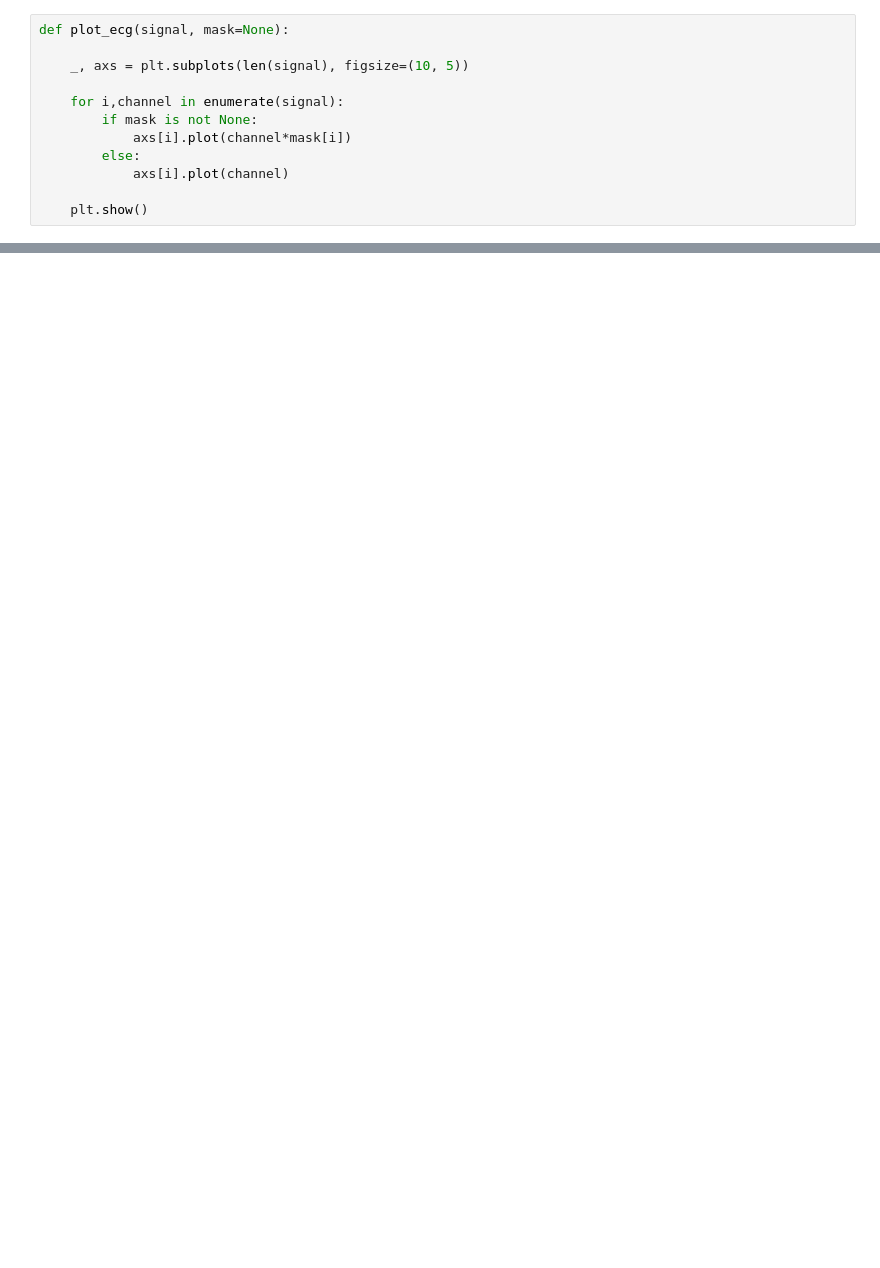
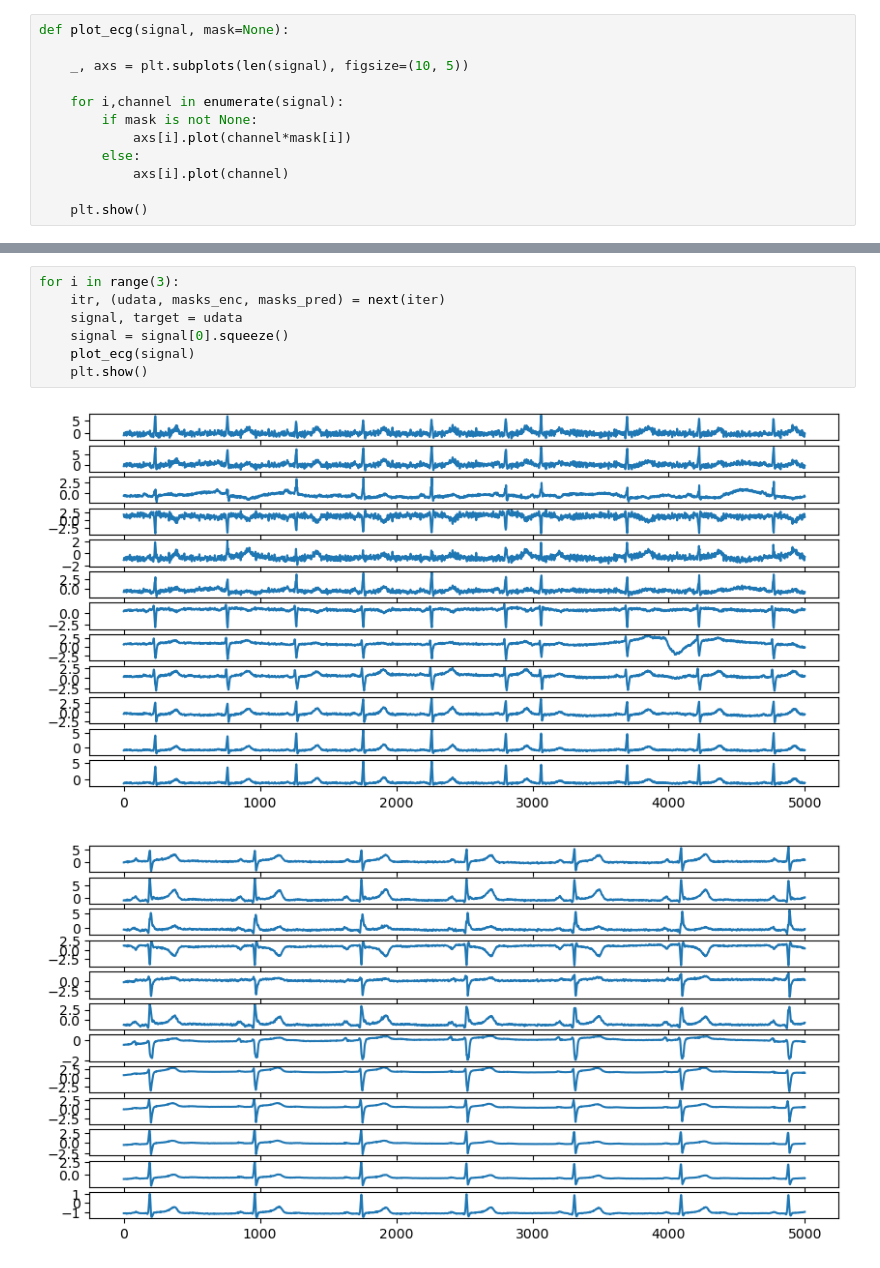
Before and after one commit to glowcloudAH/sjepa, a Jupyter notebook: visualize_dataloader.ipynb, the cells around one changed output, grey strips where cells are left out. Saved outputs shown, nothing was run; the diff lists cells and outputs as text; blank space fills up the shorter version.

```diff
--- a/visualize_dataloader.ipynb
+++ b/visualize_dataloader.ipynb
@@ -103,0 +104,10 @@ def plot_ecg(signal, mask=None):
+# %%
+for i in range(3):
+    itr, (udata, masks_enc, masks_pred) = next(iter)
+    signal, target = udata
+    signal = signal[0].squeeze()
+    plot_ecg(signal)
+    plt.show()
+# %% [output]
+[figure, added]
+[figure, added]
```
Also changed, not shown: parts of 7 cells of this notebook, 14 other files.
